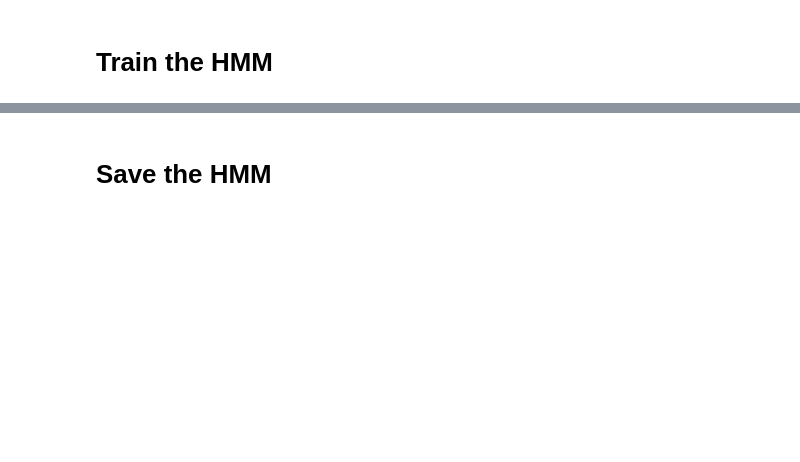
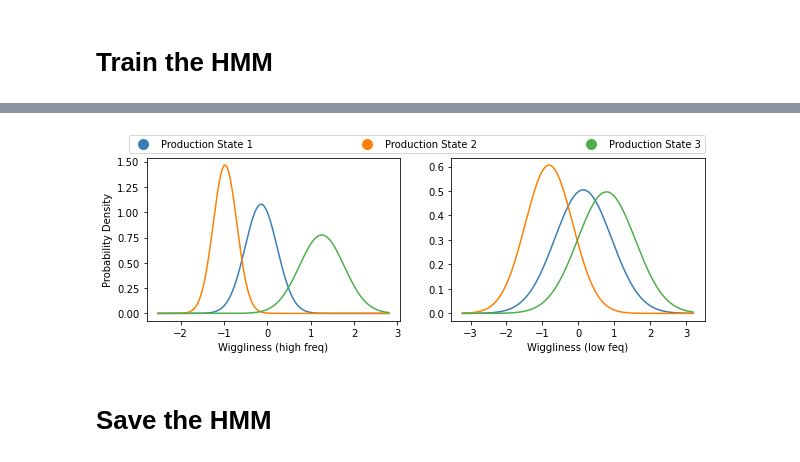
Before and after one commit to evsi8432/sublinear-HMM-inference, a Jupyter notebook: src/case_study-large.ipynb, the cells around one changed output, grey strips where cells are left out. Drawn from its saved outputs; the diff is of its cells as text; code cells hidden in the pictures; blank space fills up the shorter version.

```diff
--- a/src/case_study-large.ipynb
+++ b/src/case_study-large.ipynb
@@ -289,8 +205,8 @@ initial eta:
 # Define Optimization Parameters
 # %%
 # parse command-line args
-max_time = 10*60
-id = 7
+max_time = 60*60
+id = 11
 
 method_partialEs = [("control",0.0),
                     ("BFGS",0.0),
@@ -340,16 +256,4 @@ step_sizes = {"EM"  : [None,None],
 ### checks on optimization parameters ###
 if partial_E > 0 and method in ["EM","BFGS","Nelder-Mead","CG"]:
     raise("partial_E not consistent with method")
-
-### lipschitz constants ###
-if method == "control":
-    optim.step_size = step_sizes["SAGA"]
-    if not (step_sizes["SAGA"][0] is None):
-        optim.L_theta = 1.0 / step_sizes["SAGA"][0] #* np.ones(optim.K_total)
-        optim.L_eta = 1.0 / step_sizes["SAGA"][1]
-else:
-    optim.step_size = step_sizes[method]
-    if not (step_sizes[method][0] is None):
-        optim.L_theta = 1.0 / (3.0 * step_sizes[method][0]) #* np.ones(optim.K_total)
-        optim.L_eta = 1.0 / (3.0 * step_sizes[method][1])
 # %% [output]
@@ -471,0 +471,80 @@ relative change of log likelihood is less than 1.0E-05. returning...
+# %%
+self = optim
+
+CB_color_cycle = ['#377eb8', '#ff7f00', '#4daf4a',
+                  '#f781bf', '#a65628', '#984ea3',
+                  '#999999', '#e41a1c', '#dede00']
+
+# define colors
+coarse_colors = [CB_color_cycle[i+self.K[1]] for i in range(self.K[0])]
+fine_colors = [CB_color_cycle[i] for i in range(self.K[1])]
+
+K_total = self.K[1]
+perc = 0.95
+
+fig,ax = plt.subplots(1,len(self.features),figsize=(10,3))
+
+x_labels = {"diveDuration" : "Dive Duration (s)",
+            "maxDepth"     : "Maximum Depth (m)",
+            "avg_bot_htv"  : "Average Bottom RHTV (rad/s)",
+            "postDiveInt"  : "Post Dive Interval (seconds)",
+            "w_low"        : "Wiggliness (low feq)",
+            "w_high"       : "Wiggliness (high freq)",
+            "delt_d"       : "Change in Depth"}
+
+for fignum,feature in enumerate(self.features):
+
+    # get bounds
+    min_mu = np.min([theta_fine[feature]['mu'] for theta_fine in self.theta])
+    max_mu = np.max([theta_fine[feature]['mu'] for theta_fine in self.theta])
+    max_sig = np.exp(np.max([theta_fine[feature]['log_sig'] for theta_fine in self.theta]))
+
+    x = np.linspace(min_mu-3*max_sig,max_mu+3*max_sig,1000)
+
+    # see if we are using a truncnorm
+    a = self.features[feature]["lower_bound"]
+    b = self.features[feature]["upper_bound"]
+    if not a is None:
+        a = np.concatenate([self.features[feature]["lower_bound"] for _ in self.theta])
+    if not b is None:
+        b = np.concatenate([self.features[feature]["upper_bound"] for _ in self.theta])
+
+    # now get the y values for each x
+    y0 = np.zeros((1000,K_total))
+
+    # true ys
+    mu = np.concatenate([theta_fine[feature]['mu'] for theta_fine in self.theta])
+    sig = np.exp(np.concatenate([theta_fine[feature]['log_sig'] for theta_fine in self.theta]))
+
+    for state in range(K_total):
+        if (not a is None) and (not b is None):
+            y0[:,state] = truncnorm.pdf(x,a=(a[state]-mu[state])/sig[state],
+                                          b=(b[state]-mu[state])/sig[state],
+                                          loc=mu[state],scale=sig[state])
+        else:
+            y0[:,state] = norm.pdf(x,mu[state],sig[state])
+
+    if feature == "maxDepth":
+        ax[fignum].axvline(np.log(20),color='k',linestyle='--')
+        ax[fignum].axvline(np.log(5),color='k',linestyle='--')
+
+    for state in range(self.K[1]):
+
+        # plot distribution
+        ax[fignum].plot(x,y0[:,state],
+                        color=CB_color_cycle[state])
+
+    # add labels
+    if fignum == 0:
+        ax[fignum].set_ylabel("Probability Density")
+
+    ax[fignum].set_xlabel(x_labels[feature])
+
+leg_labels = ['Production State %d'%(i+1) for i in range(self.K[1])]
+
+legend_elements = [Line2D([0], [0], marker='o', color='w', label=leg_labels[i],
+                   markerfacecolor=fine_colors[i], markersize=12) for i in range(self.K[1])]
+
+fig.legend(handles=legend_elements,prop={'size': 10}, ncol=self.K[1], mode="expand", borderaxespad=0.,
+             bbox_to_anchor=(0.1, 0.9, 0.8, .1), loc='lower left')
+# %% [output]
@@ -472,3 +552,4 @@ relative change of log likelihood is less than 1.0E-05. returning...
+[figure, added]
 # %% [markdown]
 # Save the HMM
 # %%
```
Also changed, not shown: parts of 23 cells of this notebook, 7 other files.
